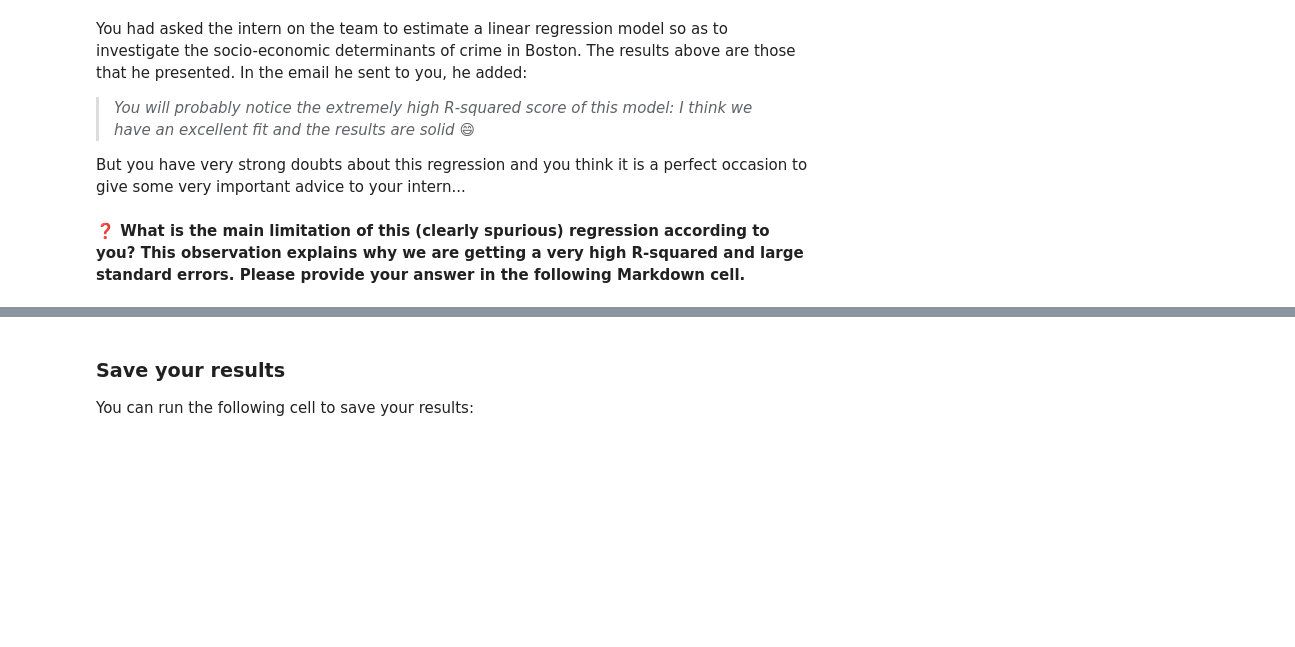
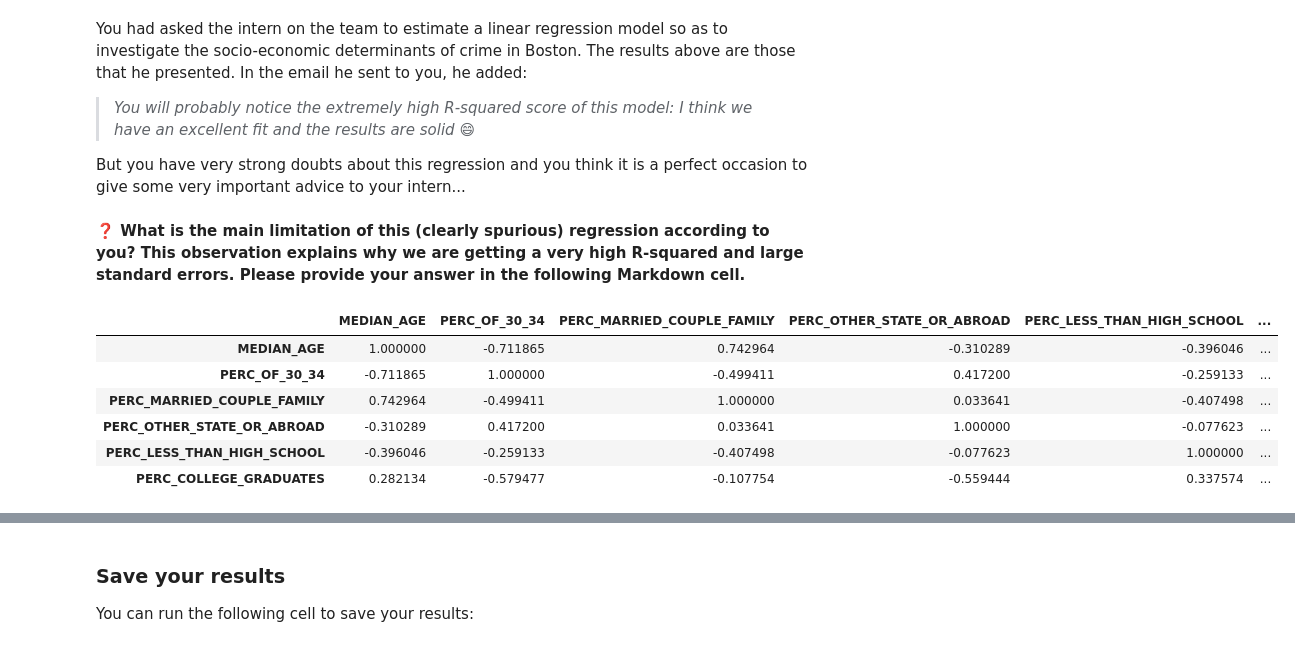
Before and after one commit to mchistya/data-certification-exam, a Jupyter notebook: decision_science/boston_crimes.ipynb, the cells around one changed output, grey strips where cells are left out. Drawn from its saved outputs; the diff is of its cells as text; code cells hidden in the pictures; blank space fills up the shorter version.

```diff
--- a/decision_science/boston_crimes.ipynb
+++ b/decision_science/boston_crimes.ipynb
@@ -266,0 +400,10 @@ YOUR ANSWER HERE
+# %%
+data[features].corr()
+# %% [output]
+|  | MEDIAN_AGE | PERC_OF_30_34 | PERC_MARRIED_COUPLE_FAMILY | PERC_OTHER_STATE_OR_ABROAD | PERC_LESS_THAN_HIGH_SCHOOL | ... |
+| MEDIAN_AGE | 1.000000 | -0.711865 | 0.742964 | -0.310289 | -0.396046 | ... |
+| PERC_OF_30_34 | -0.711865 | 1.000000 | -0.499411 | 0.417200 | -0.259133 | ... |
+| PERC_MARRIED_COUPLE_FAMILY | 0.742964 | -0.499411 | 1.000000 | 0.033641 | -0.407498 | ... |
+| PERC_OTHER_STATE_OR_ABROAD | -0.310289 | 0.417200 | 0.033641 | 1.000000 | -0.077623 | ... |
+| PERC_LESS_THAN_HIGH_SCHOOL | -0.396046 | -0.259133 | -0.407498 | -0.077623 | 1.000000 | ... |
+| PERC_COLLEGE_GRADUATES | 0.282134 | -0.579477 | -0.107754 | -0.559444 | 0.337574 | ... |
```
Also changed, not shown: parts of 33 cells of this notebook.
